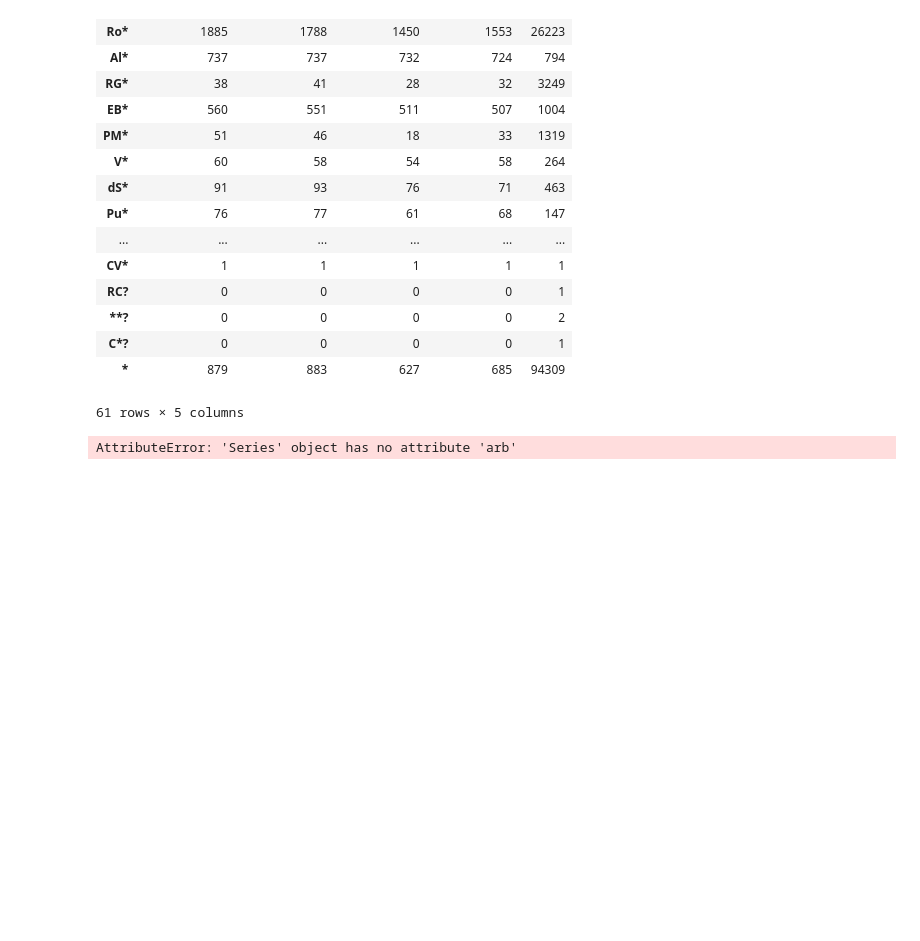
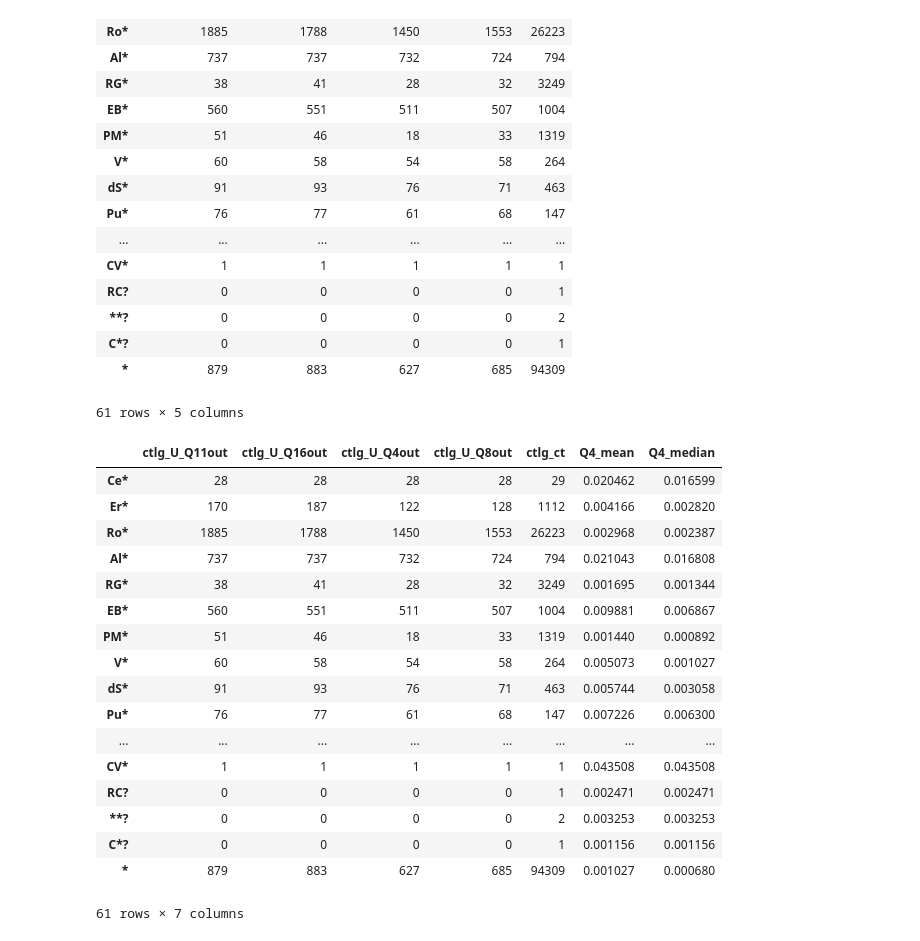
Before and after one commit to d-giles/lcfeatures, a Jupyter notebook: Catalog_Comparisons.ipynb, the cells around one changed output. Drawn from its saved outputs; the diff is of its cells as text; code cells hidden in the pictures; blank space fills up the shorter version.

```diff
--- a/Catalog_Comparisons.ipynb
+++ b/Catalog_Comparisons.ipynb
@@ -926,4 +934,21 @@ tmp_df.loc['*'].arb = 'a float'
-# %%
-tmp_df.loc['*'].arb
-# %% [output]
-AttributeError: 'Series' object has no attribute 'arb'
+# %%
+simbad_summary
+# %% [output]
+|  | ctlg_U_Q11out | ctlg_U_Q16out | ctlg_U_Q4out | ctlg_U_Q8out | ctlg_ct | Q4_mean | Q4_median |
+| Ce* | 28 | 28 | 28 | 28 | 29 | 0.020462 | 0.016599 |
+| Er* | 170 | 187 | 122 | 128 | 1112 | 0.004166 | 0.002820 |
+| Ro* | 1885 | 1788 | 1450 | 1553 | 26223 | 0.002968 | 0.002387 |
+| Al* | 737 | 737 | 732 | 724 | 794 | 0.021043 | 0.016808 |
+| RG* | 38 | 41 | 28 | 32 | 3249 | 0.001695 | 0.001344 |
+| EB* | 560 | 551 | 511 | 507 | 1004 | 0.009881 | 0.006867 |
+| PM* | 51 | 46 | 18 | 33 | 1319 | 0.001440 | 0.000892 |
+| V* | 60 | 58 | 54 | 58 | 264 | 0.005073 | 0.001027 |
+| dS* | 91 | 93 | 76 | 71 | 463 | 0.005744 | 0.003058 |
+| Pu* | 76 | 77 | 61 | 68 | 147 | 0.007226 | 0.006300 |
+| ... | ... | ... | ... | ... | ... | ... | ... |
+| CV* | 1 | 1 | 1 | 1 | 1 | 0.043508 | 0.043508 |
+| RC? | 0 | 0 | 0 | 0 | 1 | 0.002471 | 0.002471 |
+| **? | 0 | 0 | 0 | 0 | 2 | 0.003253 | 0.003253 |
+| C*? | 0 | 0 | 0 | 0 | 1 | 0.001156 | 0.001156 |
+| * | 879 | 883 | 627 | 685 | 94309 | 0.001027 | 0.000680 |
+61 rows × 7 columns
```
Also changed, not shown: parts of 20 cells of this notebook, 1 other file.
